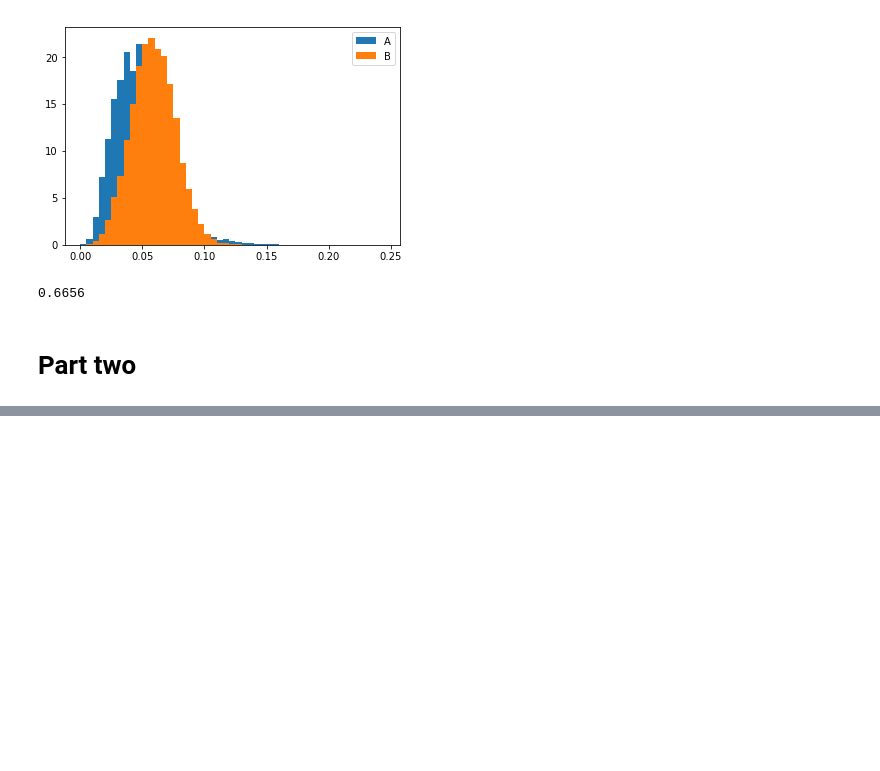
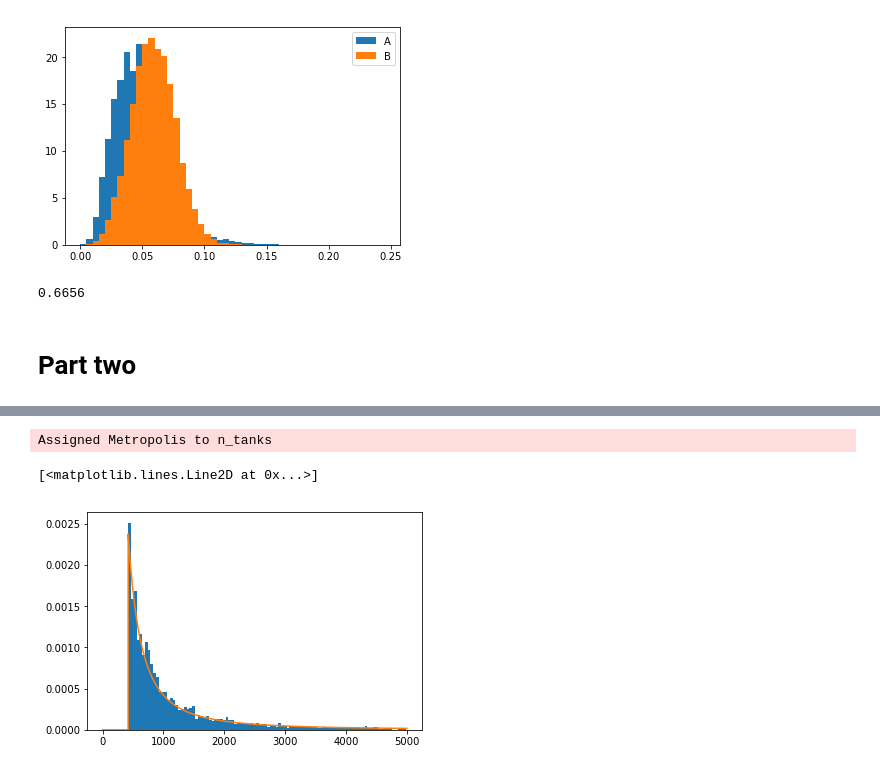
Before and after one commit to aenfield/random, a Jupyter notebook: ProbabilisticProgrammingFromScratch.ipynb, the cells around one changed output, grey strips where cells are left out. Saved outputs shown, nothing was run; the diff lists cells and outputs as text; code cells hidden in the pictures; blank space fills up the shorter version.

```diff
--- a/ProbabilisticProgrammingFromScratch.ipynb
+++ b/ProbabilisticProgrammingFromScratch.ipynb
@@ -99,0 +121,2 @@ sum(b_better) / len(a_estimates)
+# %%
+captured_tank_serial_nums = [314, 421]
@@ -99,0 +183,18 @@ sum(b_better) / len(a_estimates)
+# %%
+with Model():
+    n_tanks = DiscreteUniform('n_tanks',
+                              lower = max(captured_tank_serial_nums),
+                              upper = 5000)
+    obs = DiscreteUniform('obs', lower = 0, upper = n_tanks,
+                          observed = captured_tank_serial_nums)
+
+    trace = sample(100000)
+# %% [output]
+Assigned Metropolis to n_tanks
+# %%
+burn_in = 1000
+plt.hist(trace[burn_in:].get_values('n_tanks'), normed=True, bins=100)
+plt.plot(tank_bins, [analytic_solution(x, captured_tank_serial_nums) for x in tank_bins])
+# %% [output]
+[<matplotlib.lines.Line2D at 0x...>]
+[figure, added]
```
Also changed, not shown: parts of 14 cells of this notebook.
